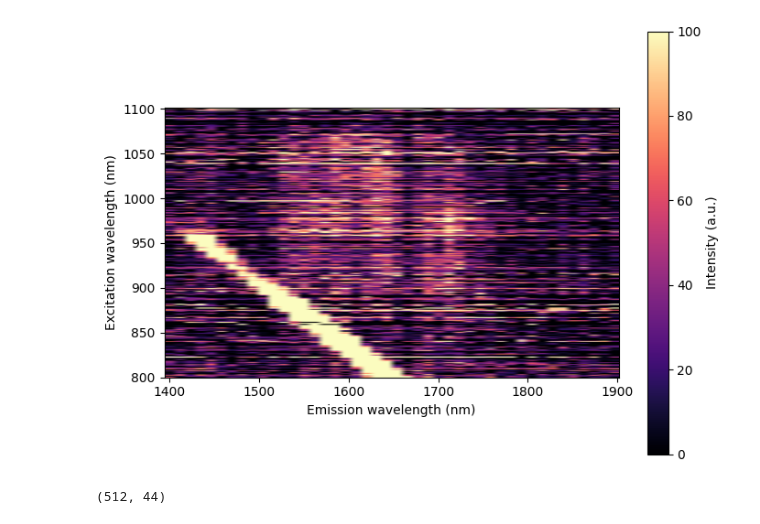
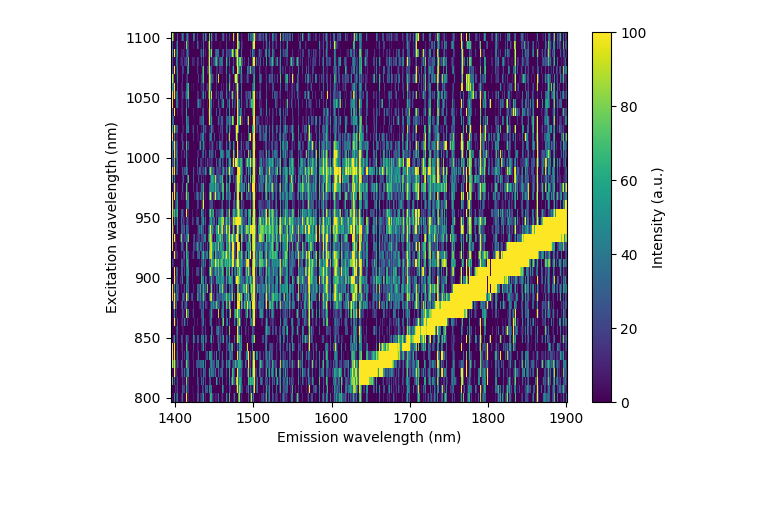
Before and after one commit to CristianMB/DataAnalysis_PhD_FUB, a Jupyter notebook: PLE/PLE_ReadingOPJScripts/ReadPLE.ipynb, the cells around one changed output. Drawn from its saved outputs; the diff is of its cells as text; code cells hidden in the pictures; blank space fills up the shorter version.

```diff
--- a/PLE/PLE_ReadingOPJScripts/ReadPLE.ipynb
+++ b/PLE/PLE_ReadingOPJScripts/ReadPLE.ipynb
@@ -93,25 +132,19 @@ Note
 # %%
-# Plot colormap
-plt.figure(figsize=(8,6))
+PLE = PLE_WL
 
-plt.imshow(
-    Z,
-    extent=[
-        em_values.min(),
-        em_values.max(),
-        exc_values.min(),
-        exc_values.max(),
-    ],
-    #origin="lower",
-    #aspect="auto",
-    cmap='magma',
+plt.pcolormesh(
+    PLE.columns,
+    PLE.index,
+    PLE.values,
+    shading='auto',
+    cmap='viridis',
     vmin=0,
     vmax=100
 )
 
 plt.xlabel("Emission wavelength (nm)")
 plt.ylabel("Excitation wavelength (nm)")
 plt.colorbar(label="Intensity (a.u.)")
 plt.show()
 # %% [output]
-[figure, old version]
+[figure, new version]
@@ -160,16 +200,18 @@ sample_books = [
     "NIFilt14"
 ]
 
-
-maps = []
+DFs = []
+PLE_WLs= []
+PLE_Es= []
 
 for name in sample_books:
-    Z, em, exc = extract_PLE_map(name)
-    maps.append(Z)
+    df_xyz, PLE_WL, PLE_E = extract_PLE_map(name)
 
-sample_average = np.mean(maps, axis=0)
+    DFs.append(df_xyz)
+    PLE_WLs.append(PLE_WL)
+    PLE_Es.append(PLE_E)
 
 
-sample_average.shape
+
+PLE_WL_sum = sum(PLE_WLs)
+PLE_WL_avg = PLE_WL_sum / len(PLE_WLs)
-# %% [output]
-(512, 44)
```
Also changed, not shown: parts of 14 cells of this notebook.
